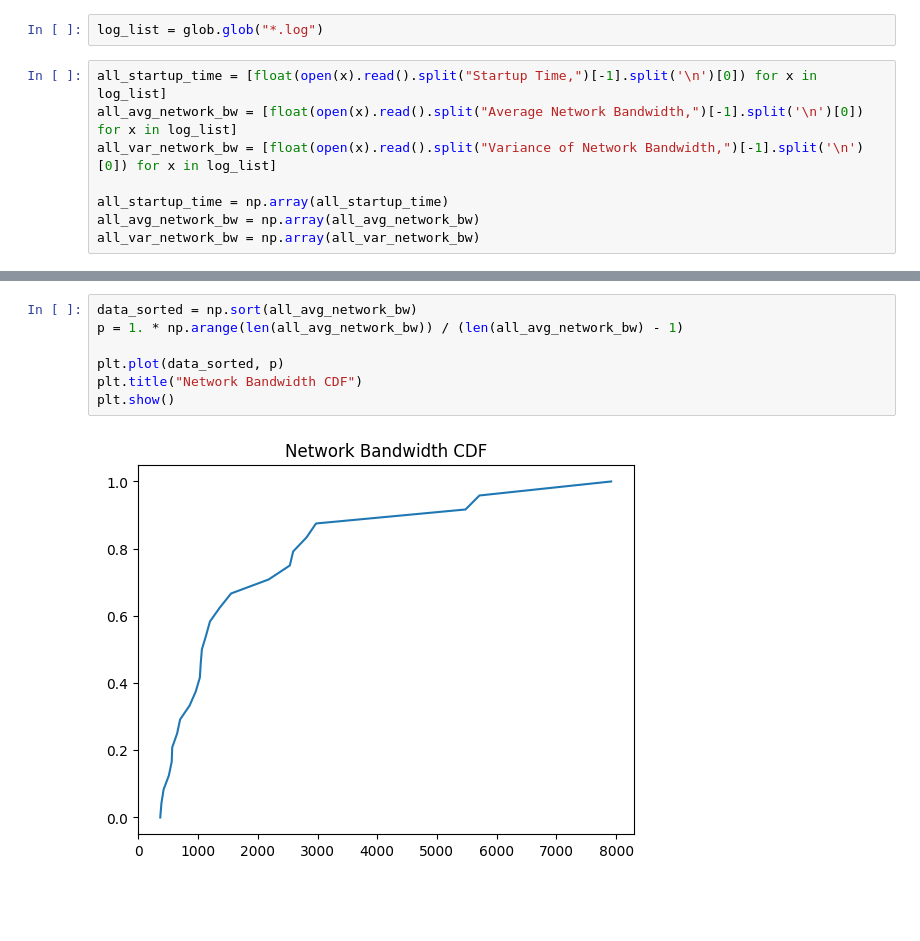
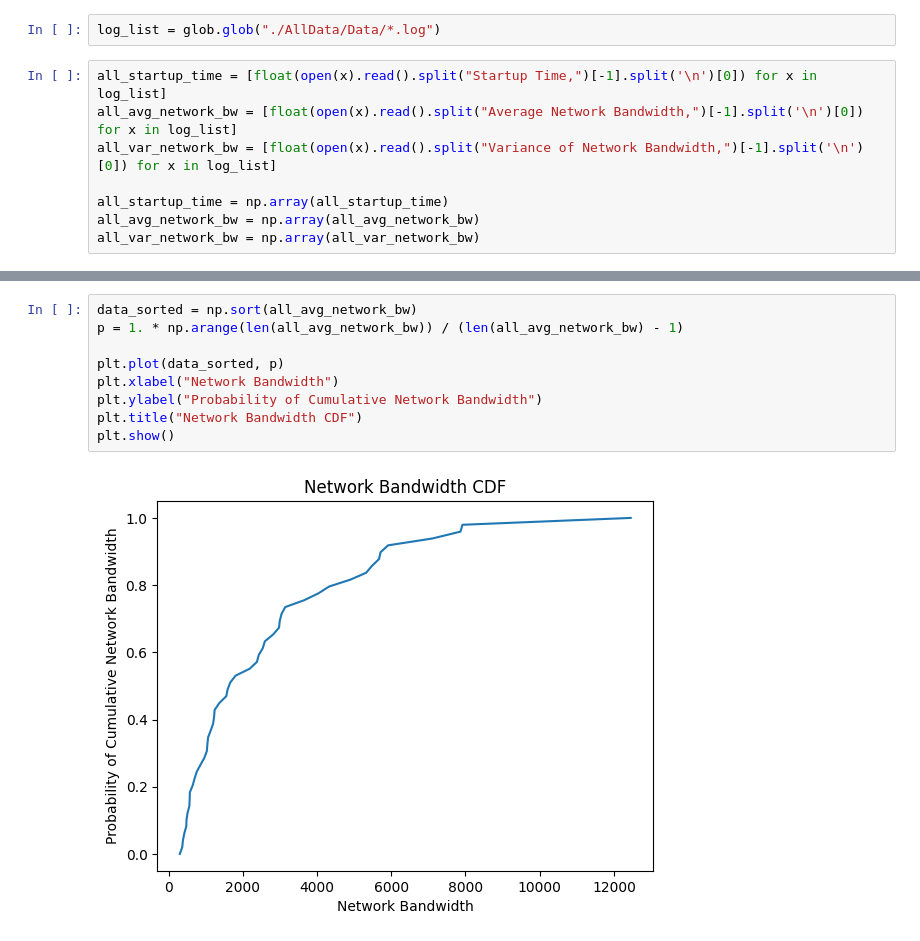
Before and after one commit to Sardell007/YoutubePerfMonitoring, a Jupyter notebook: CDF_Calculations.ipynb, the cells around one changed output, grey strips where cells are left out. Saved outputs shown, nothing was run; the diff lists cells and outputs as text; blank space fills up the shorter version.

```diff
--- a/CDF_Calculations.ipynb
+++ b/CDF_Calculations.ipynb
@@ -72,5 +107,5 @@ plt.show()
 # %%
-log_list = glob.glob("*.log")
+log_list = glob.glob("./AllData/Data/*.log")
 # %%
 all_startup_time = [float(open(x).read().split("Startup Time,")[-1].split('\n')[0]) for x in log_list]
 all_avg_network_bw = [float(open(x).read().split("Average Network Bandwidth,")[-1].split('\n')[0]) for x in log_list]
@@ -91,9 +128,11 @@ plt.show()
 # %%
 data_sorted = np.sort(all_avg_network_bw)
 p = 1. * np.arange(len(all_avg_network_bw)) / (len(all_avg_network_bw) - 1)
 
 plt.plot(data_sorted, p)
+plt.xlabel("Network Bandwidth")
+plt.ylabel("Probability of Cumulative Network Bandwidth")
 plt.title("Network Bandwidth CDF")
 plt.show()
 # %% [output]
-[figure, old version]
+[figure, new version]
```
Also changed, not shown: parts of 29 cells of this notebook.
